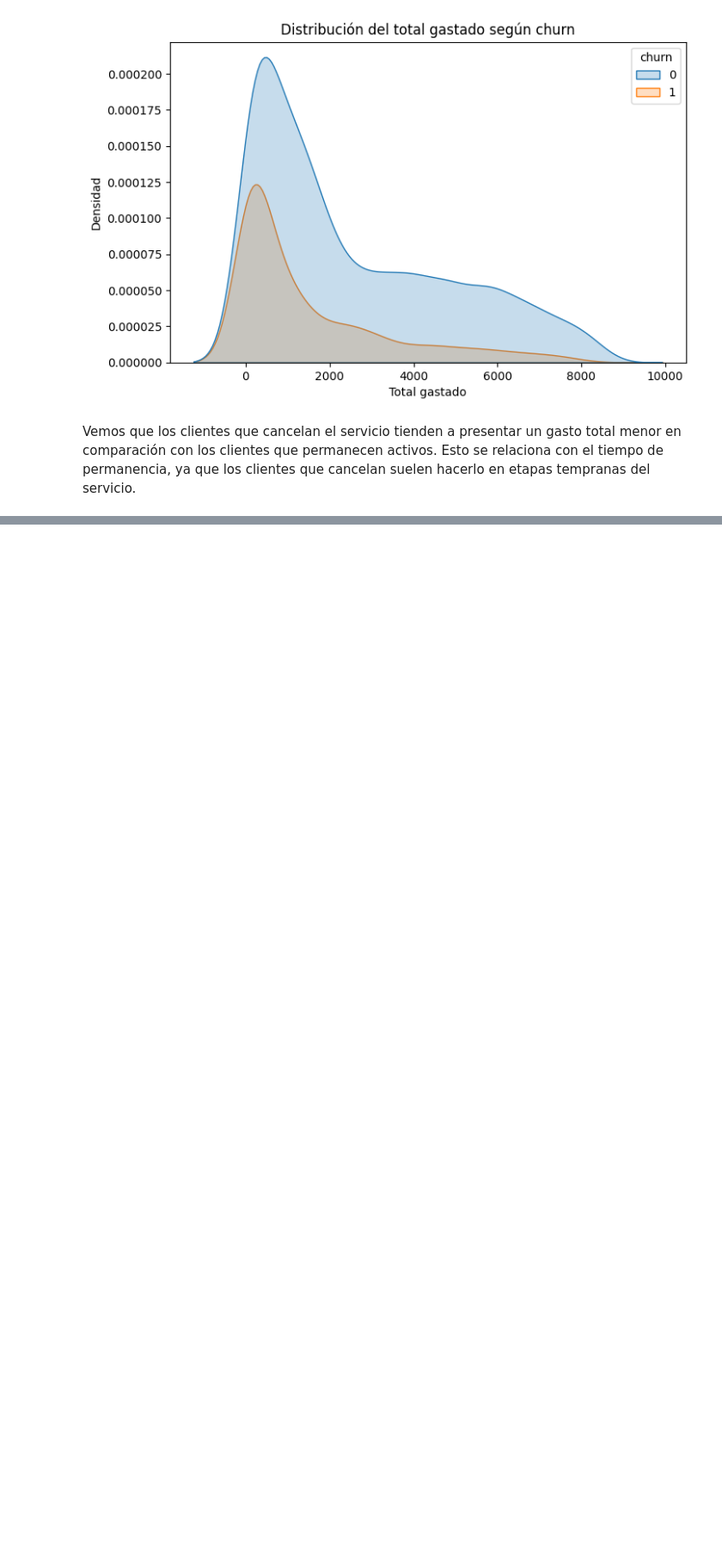
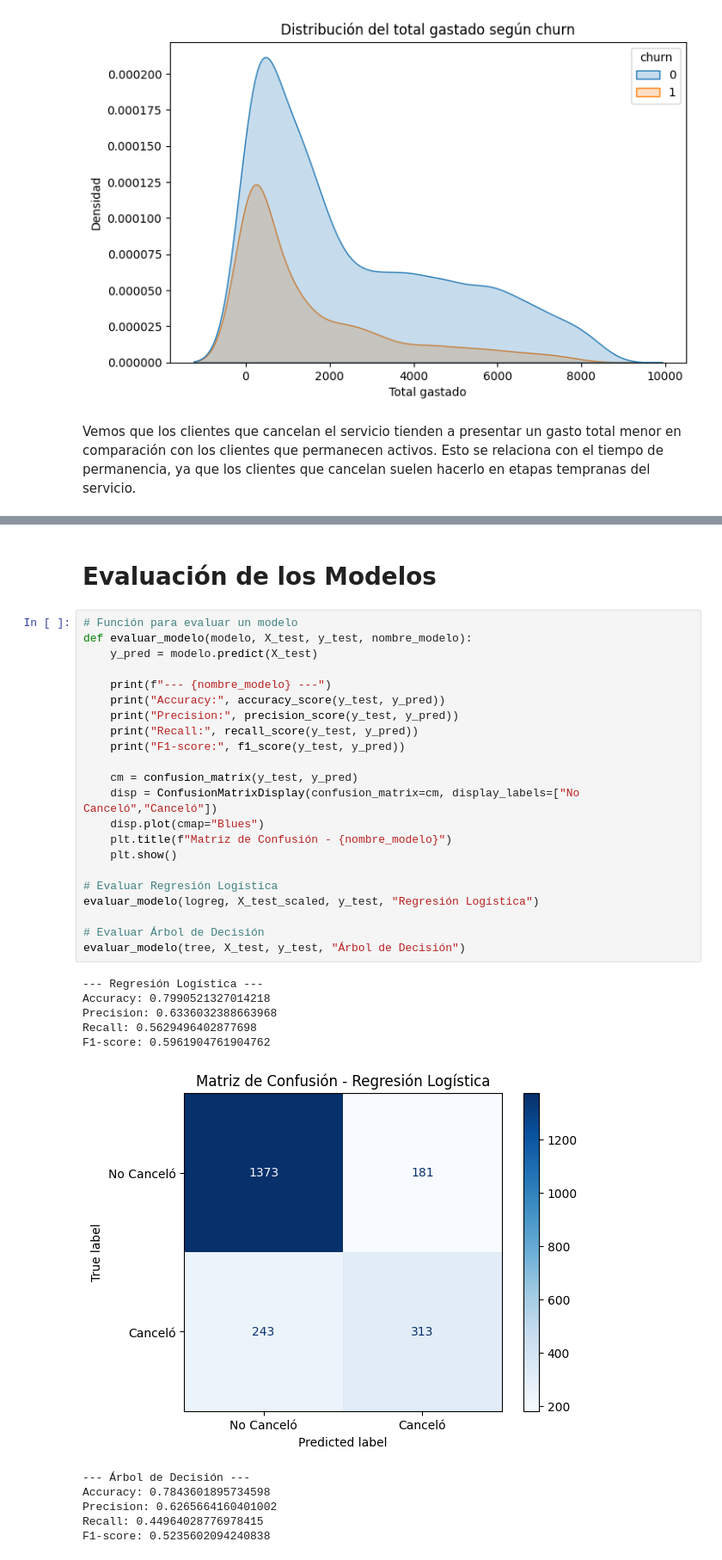
Before and after one commit to Neyker8a/challenge2-parte2, a Jupyter notebook: Challenge2_parte2.ipynb, the cells around one changed output, grey strips where cells are left out. Shown at 86% size. Saved outputs shown, nothing was run; the diff lists cells and outputs as text; blank space fills up the shorter version.

```diff
--- a/Challenge2_parte2.ipynb
+++ b/Challenge2_parte2.ipynb
@@ -267,0 +345,36 @@ Vemos que los clientes que cancelan el servicio tienden a presentar un gasto tot
+# %% [markdown]
+# Evaluación de los Modelos
+# %%
+# Función para evaluar un modelo
+def evaluar_modelo(modelo, X_test, y_test, nombre_modelo):
+    y_pred = modelo.predict(X_test)
+
+    print(f"--- {nombre_modelo} ---")
+    print("Accuracy:", accuracy_score(y_test, y_pred))
+    print("Precision:", precision_score(y_test, y_pred))
+    print("Recall:", recall_score(y_test, y_pred))
+    print("F1-score:", f1_score(y_test, y_pred))
+
+    cm = confusion_matrix(y_test, y_pred)
+    disp = ConfusionMatrixDisplay(confusion_matrix=cm, display_labels=["No Canceló","Canceló"])
+    disp.plot(cmap="Blues")
+    plt.title(f"Matriz de Confusión - {nombre_modelo}")
+    plt.show()
+
+# Evaluar Regresión Logística
+evaluar_modelo(logreg, X_test_scaled, y_test, "Regresión Logística")
+
+# Evaluar Árbol de Decisión
+evaluar_modelo(tree, X_test, y_test, "Árbol de Decisión")
+# %% [output]
+--- Regresión Logística ---
+Accuracy: 0.7990521327014218
+Precision: 0.6336032388663968
+Recall: 0.5629496402877698
+F1-score: 0.5961904761904762
+[figure, added]
+--- Árbol de Decisión ---
+Accuracy: 0.7843601895734598
+Precision: 0.6265664160401002
+Recall: 0.44964028776978415
+F1-score: 0.5235602094240838
```
Also changed, not shown: parts of 24 cells of this notebook.
